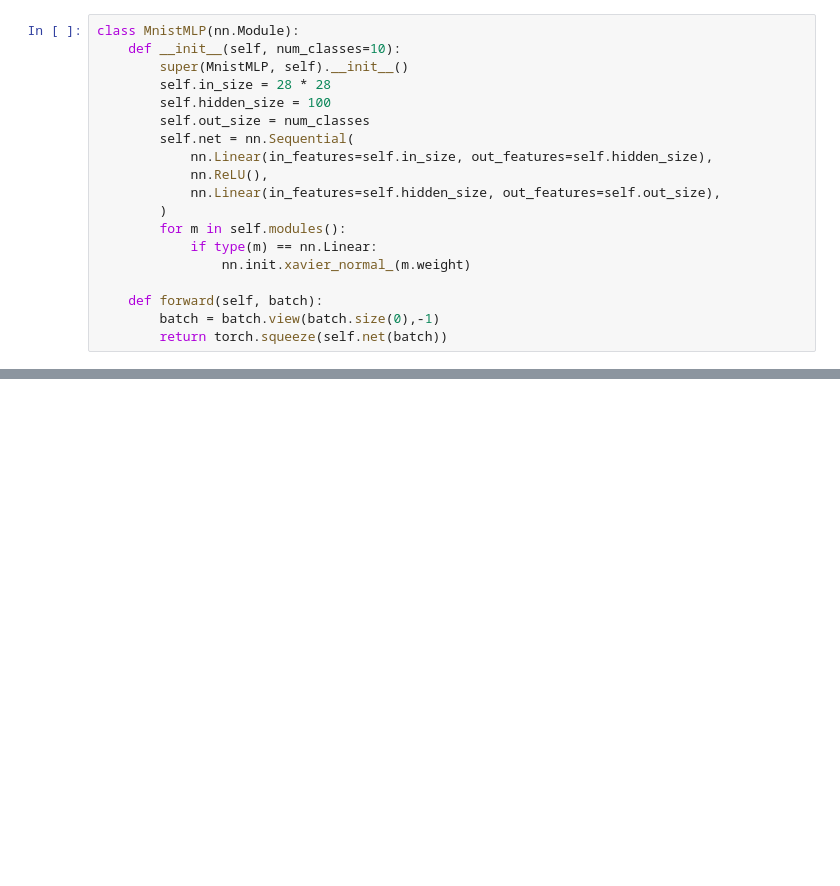
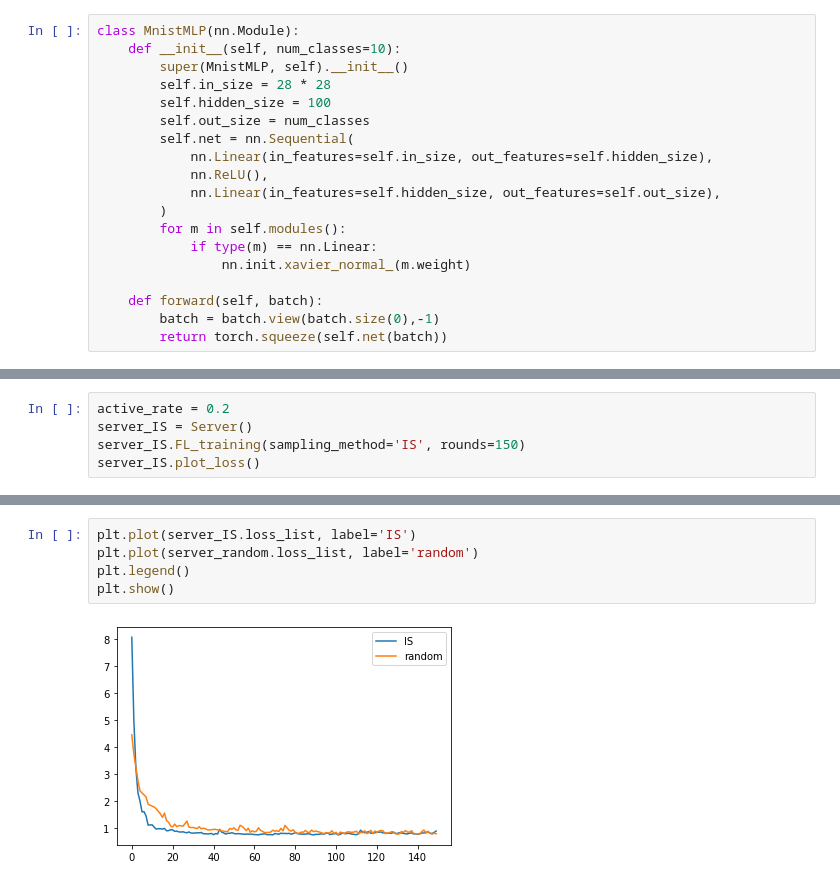
Before and after one commit to haoran-zh/FL-cluster-sampling, a Jupyter notebook: clustering.ipynb, the cells around one changed output, grey strips where cells are left out. Drawn from its saved outputs; the diff is of its cells as text; blank space fills up the shorter version.

```diff
--- a/clustering.ipynb
+++ b/clustering.ipynb
@@ -217,0 +431,5 @@ RuntimeError: size mismatch (got input: [10], target: [1])
+# %%
+active_rate = 0.2
+server_IS = Server()
+server_IS.FL_training(sampling_method='IS', rounds=150)
+server_IS.plot_loss()
@@ -217,0 +469,7 @@ RuntimeError: size mismatch (got input: [10], target: [1])
+# %%
+plt.plot(server_IS.loss_list, label='IS')
+plt.plot(server_random.loss_list, label='random')
+plt.legend()
+plt.show()
+# %% [output]
+[figure, added]
```
Also changed, not shown: parts of 12 cells of this notebook.
